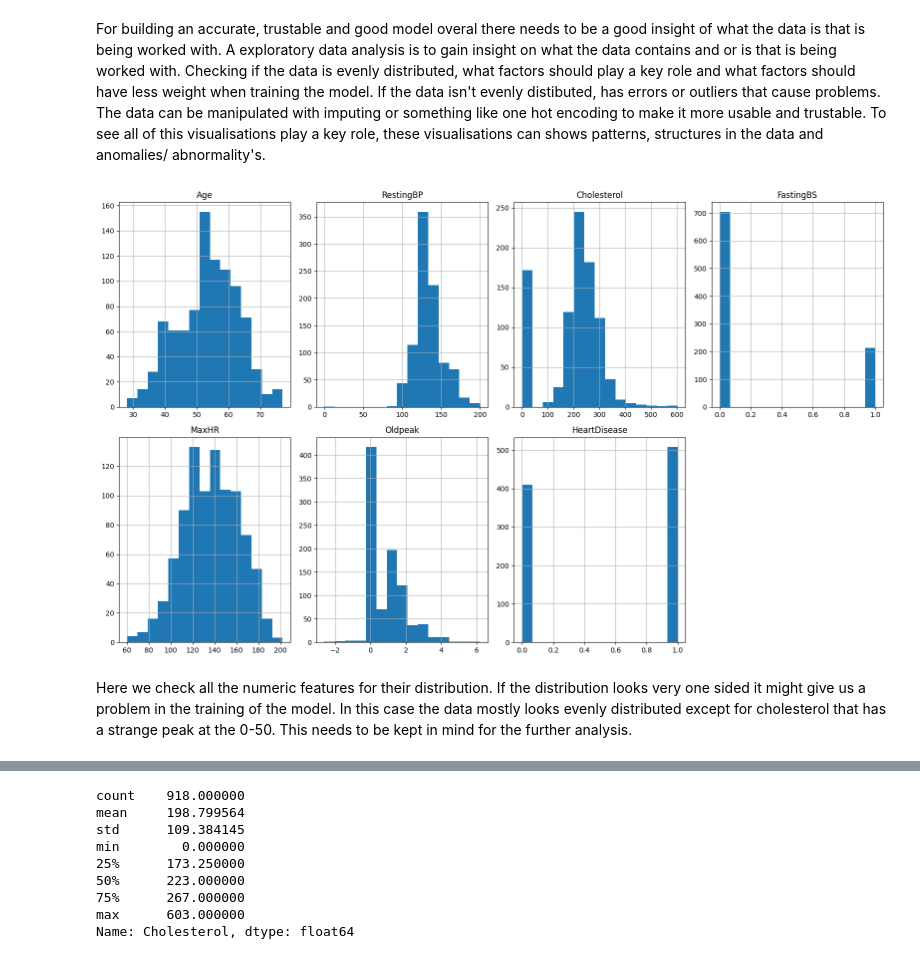
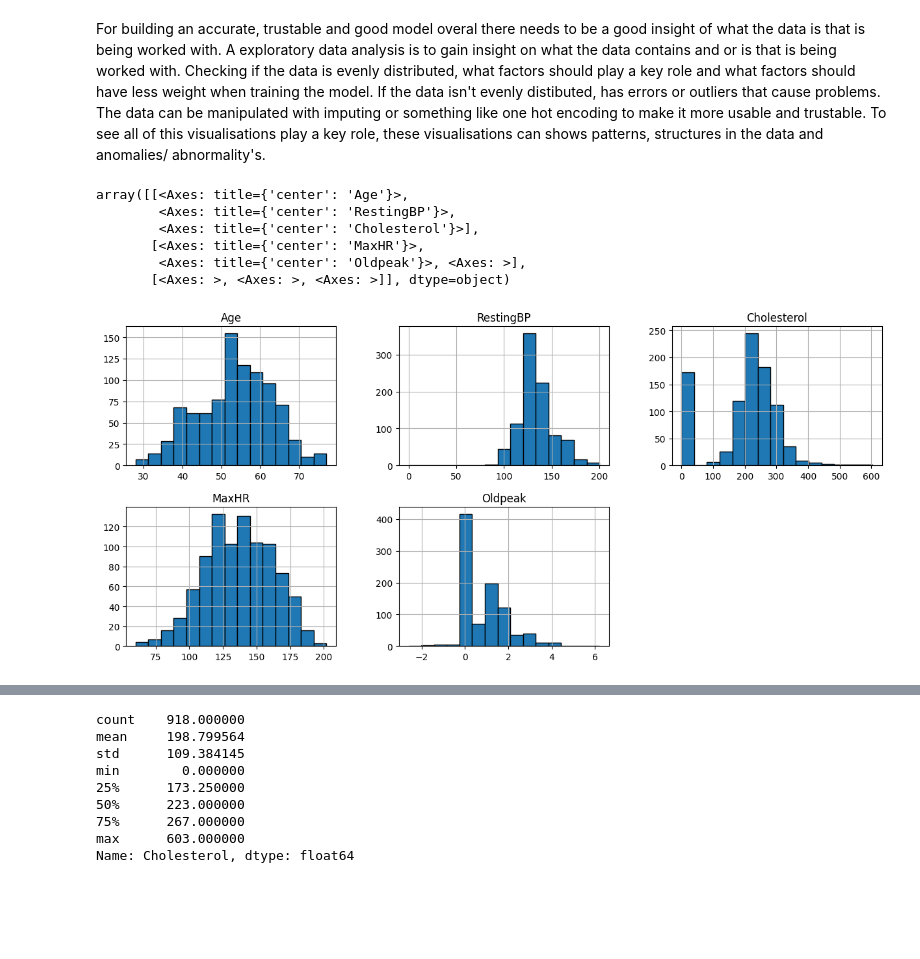
Before and after one commit to azzipxonraj/ml_heart, a Jupyter notebook: Machinelearn_heartdisease copy.ipynb, the cells around one changed output, grey strips where cells are left out. Saved outputs shown, nothing was run; the diff lists cells and outputs as text; code cells hidden in the pictures; blank space fills up the shorter version.

```diff
--- a/Machinelearn_heartdisease copy.ipynb
+++ b/Machinelearn_heartdisease copy.ipynb
@@ -164,13 +164,15 @@ To explain to a user that might use the trained algoritm a codebook has been gen
 ## EDA (Exploratory Data Analysis)
 # %% [markdown]
 For building an accurate, trustable and good model overal there needs to be a good insight of what the data is that is being worked with. A exploratory data analysis is to gain insight on what the data contains and or is that is being worked with. Checking if the data is evenly distributed, what factors should play a key role and what factors should have less weight when training the model. If the data isn't evenly distibuted, has errors or outliers that cause problems. The data can be manipulated with imputing or something like one hot encoding to make it more usable and trustable. To see all of this visualisations play a key role, these visualisations can shows patterns, structures in the data and anomalies/ abnormality's.
-# %%
-
-df.hist(bins=15, layout=(2, 4), figsize=(16.0, 9.6));plt.tight_layout()
-plt.show()
-# %% [output]
-[figure, removed]
-# %% [markdown]
-
-
-Here we check all the numeric features for their distribution. If the distribution looks very one sided it might give us a problem in the training of the model. In this case the data mostly looks evenly distributed except for cholesterol that has a strange peak at the 0-50. This needs to be kept in mind for the further analysis.
+# %%
+df_numeric = df["Age RestingBP Cholesterol MaxHR Oldpeak".split()]
+
+df_numeric.hist(bins=15, figsize=(15, 10), layout=(3, 3), edgecolor='black')
+# %% [output]
+array([[<Axes: title={'center': 'Age'}>,
+        <Axes: title={'center': 'RestingBP'}>,
+        <Axes: title={'center': 'Cholesterol'}>],
+       [<Axes: title={'center': 'MaxHR'}>,
+        <Axes: title={'center': 'Oldpeak'}>, <Axes: >],
+       [<Axes: >, <Axes: >, <Axes: >]], dtype=object)
+[figure, added]
```
Also changed, not shown: parts of 8 cells of this notebook, 1 other file.
